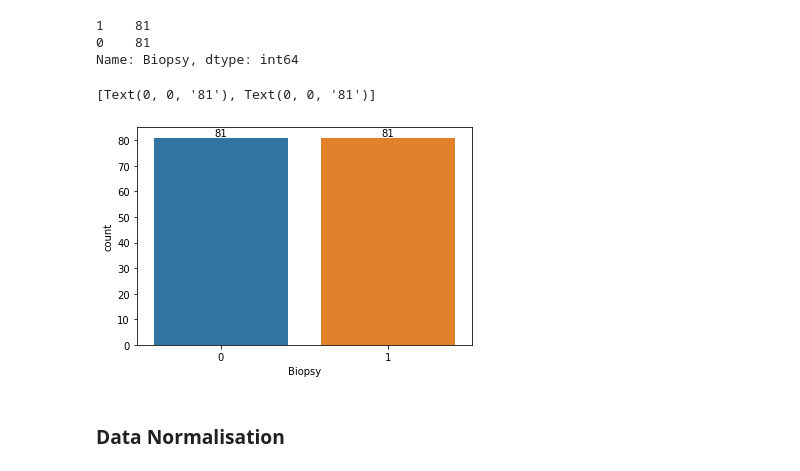
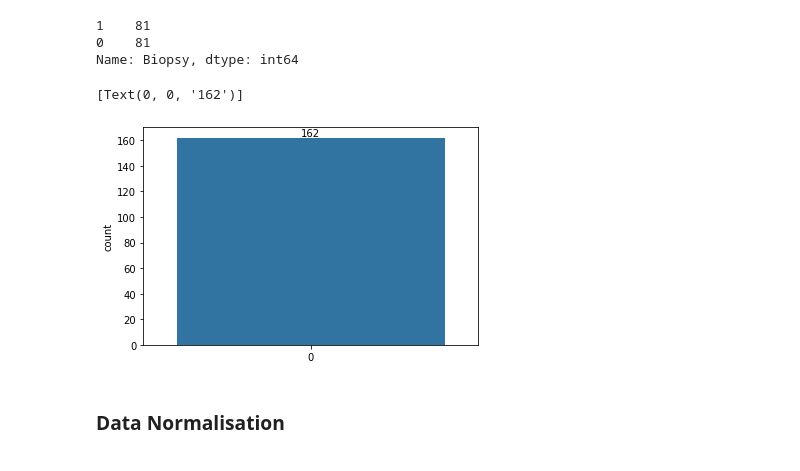
Before and after one commit to ahdeanlau/Cervical-Cancer-Diagnosis-Prediction-Model, a Jupyter notebook: Project Part 1.ipynb, the cells around one changed output. Drawn from its saved outputs; the diff is of its cells as text; code cells hidden in the pictures.

```diff
--- a/Project Part 1.ipynb
+++ b/Project Part 1.ipynb
@@ -1161,8 +1162,8 @@ vald_upsampled['Biopsy'].value_counts()
 Name: Biopsy, dtype: int64
 # %%
 # Visualise the balanced data
-y_vald_countplot = sns.countplot(vald_upsampled['Biopsy'])
+y_vald_countplot = sns.countplot(data=vald_upsampled['Biopsy'])
 
-for container in y_vald_countplot.containers:
-    y_vald_countplot.bar_label(container)
+for data in y_vald_countplot.containers:
+    y_vald_countplot.bar_label(data)
 # %% [output]
@@ -1220,13 +1221,12 @@ test_upsampled['Biopsy'].value_counts()
 Name: Biopsy, dtype: int64
 # %%
 # Visualise the balanced data
-y_test_countplot = sns.countplot(test_upsampled['Biopsy'])
-
-for container in y_test_countplot.containers:
-    y_test_countplot.bar_label(container)
+y_test_countplot = sns.countplot(data=test_upsampled['Biopsy'])
+for data in y_test_countplot.containers:
+    y_test_countplot.bar_label(data)
 # %% [output]
-[Text(0, 0, '81'), Text(0, 0, '81')]
+[Text(0, 0, '162')]
-[figure, old version]
+[figure, new version]
 # %% [markdown]
 ### Data Normalisation
 # %% [markdown]
```
Also changed, not shown: parts of 7 cells of this notebook.
